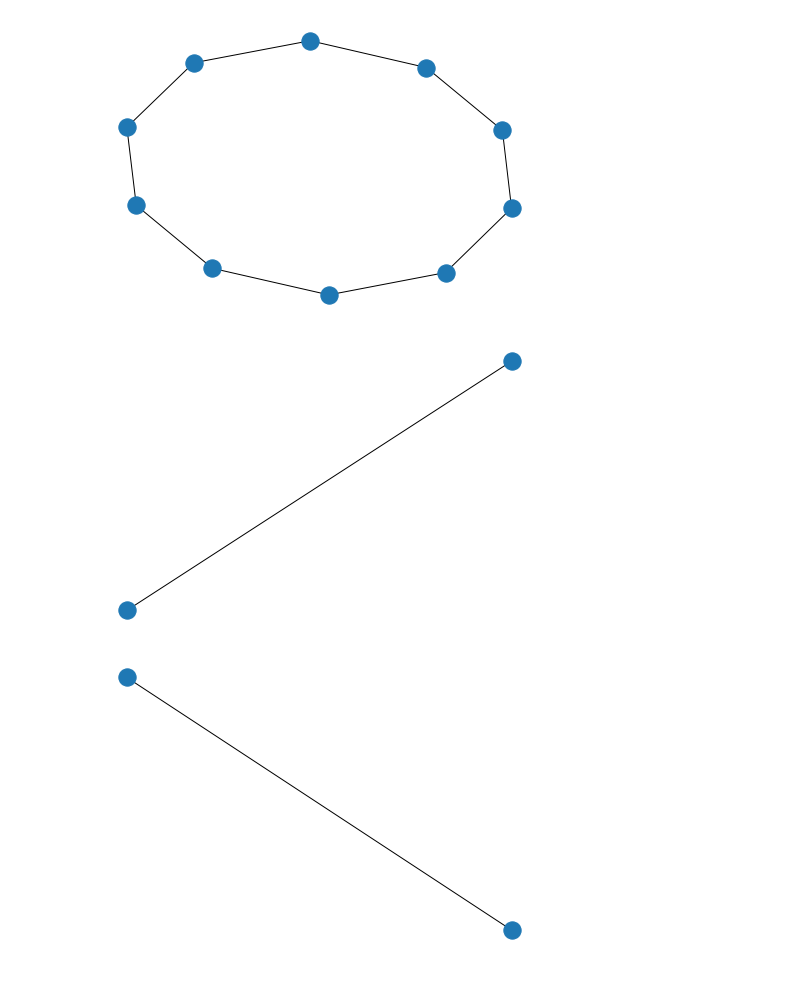
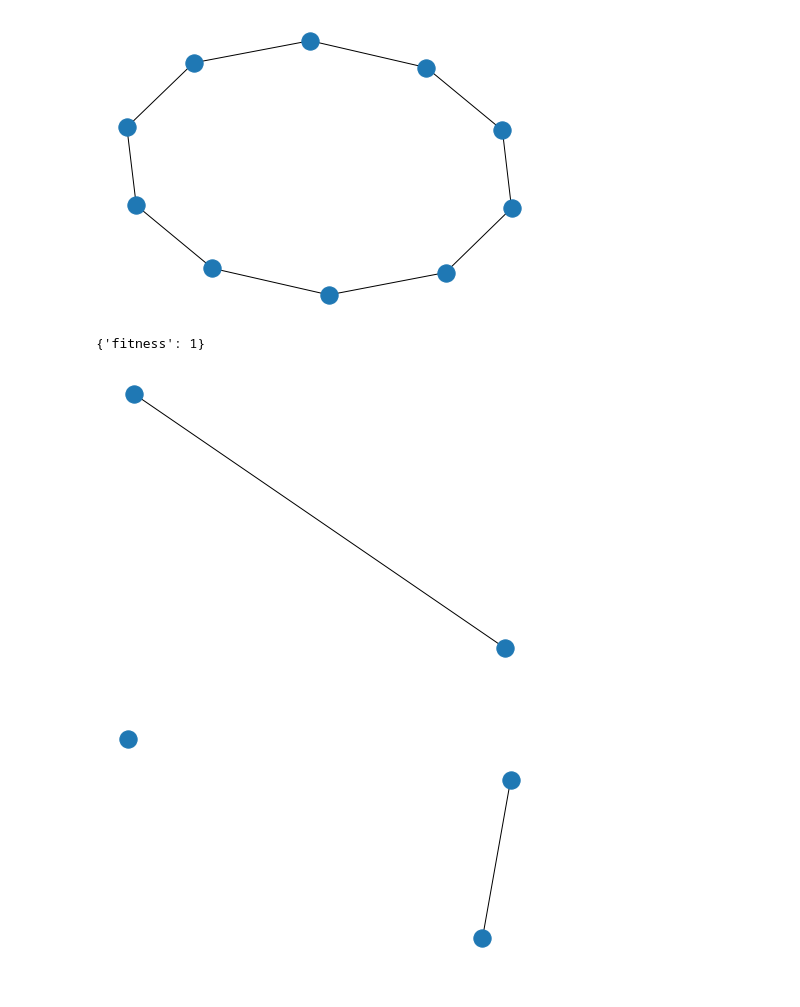
Before and after one commit to voschezang/project-spatial-bak-sneppen-model, a Jupyter notebook: Bak-Sneppen Lattice.ipynb, the cells around one changed output. Drawn from its saved outputs; the diff is of its cells as text; code cells hidden in the pictures.

```diff
--- a/Bak-Sneppen Lattice.ipynb
+++ b/Bak-Sneppen Lattice.ipynb
@@ -119,17 +247,20 @@ nx.draw(g.nodes[0]["BS"])
 [figure]
 # %%
 g = nx.Graph()
-g.add_node(1, attr={"fitness": 1})
-g.add_node(2, attr={"fitness": 2})
+g.add_node(1)
+g.node[1]["fitness"] = 1
+g.add_node(2, **{"fitness": 2})
 g.add_edge(1,2)
 nx.draw(g)
+print(g.node[1])
 # %% [output]
+{'fitness': 1}
-[figure, old version]
+[figure, new version]
 # %%
-g.add_node(1, attr={"fitness": 3})
+g.add_node(3, attr=g.node[1])
 nx.draw(g)
 # %% [output]
-[figure, old version]
+[figure, new version]
 # %%
 g.nodes.data()
 # %% [output]
```
Also changed, not shown: parts of 6 cells of this notebook.
